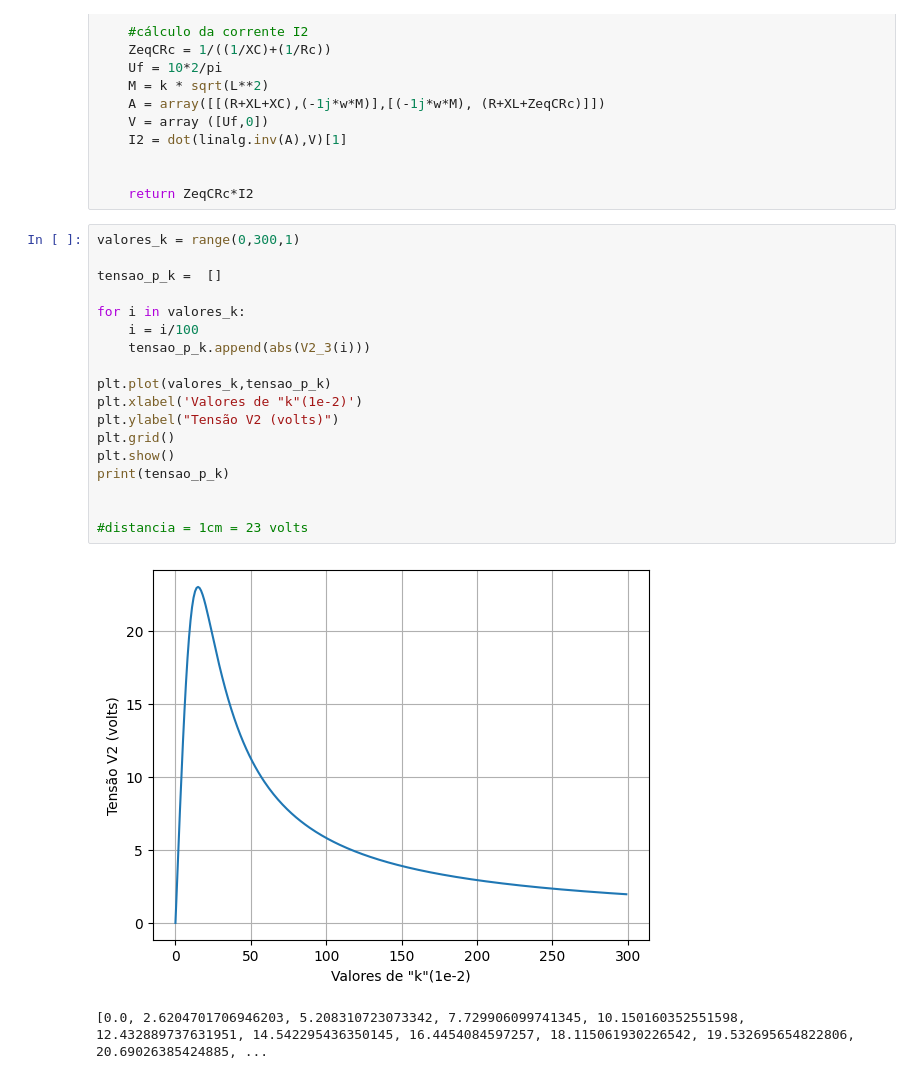
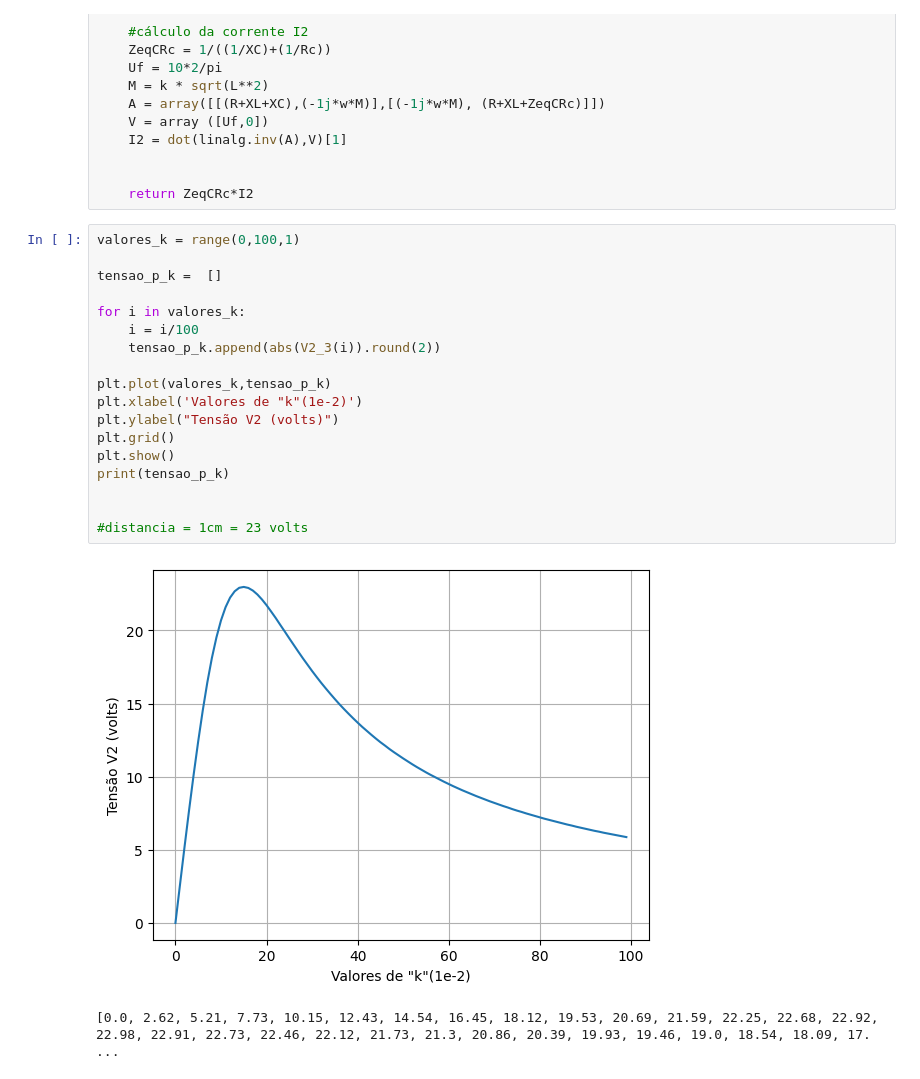
Before and after one commit to brunameinberg/projetoeletromag, a Jupyter notebook: projeto_eletromag_v2.ipynb, the cells around one changed output. Cells and saved outputs as stored; diff of their text form.

```diff
--- a/projeto_eletromag_v2.ipynb
+++ b/projeto_eletromag_v2.ipynb
@@ -384,23 +384,23 @@ def V2_3 (k):
 
     return ZeqCRc*I2
 # %%
-valores_k = range(0,300,1)
+valores_k = range(0,100,1)
 
 tensao_p_k =  []
 
 for i in valores_k:
     i = i/100
-    tensao_p_k.append(abs(V2_3(i)))
+    tensao_p_k.append(abs(V2_3(i)).round(2))
 
 plt.plot(valores_k,tensao_p_k)
 plt.xlabel('Valores de "k"(1e-2)')
 plt.ylabel("Tensão V2 (volts)")
 plt.grid()
 plt.show()
 print(tensao_p_k)
 
 
 #distancia = 1cm = 23 volts
 # %% [output]
-[figure, old version]
+[figure, new version]
-[0.0, 2.6204701706946203, 5.208310723073342, 7.729906099741345, 10.150160352551598, 12.432889737631951, 14.542295436350145, 16.4454084597257, 18.115061930226542, 19.532695654822806, 20.69026385424885, ...
+[0.0, 2.62, 5.21, 7.73, 10.15, 12.43, 14.54, 16.45, 18.12, 19.53, 20.69, 21.59, 22.25, 22.68, 22.92, 22.98, 22.91, 22.73, 22.46, 22.12, 21.73, 21.3, 20.86, 20.39, 19.93, 19.46, 19.0, 18.54, 18.09, 17. ...
```
Also changed, not shown: parts of 8 cells of this notebook, 2 other files.
